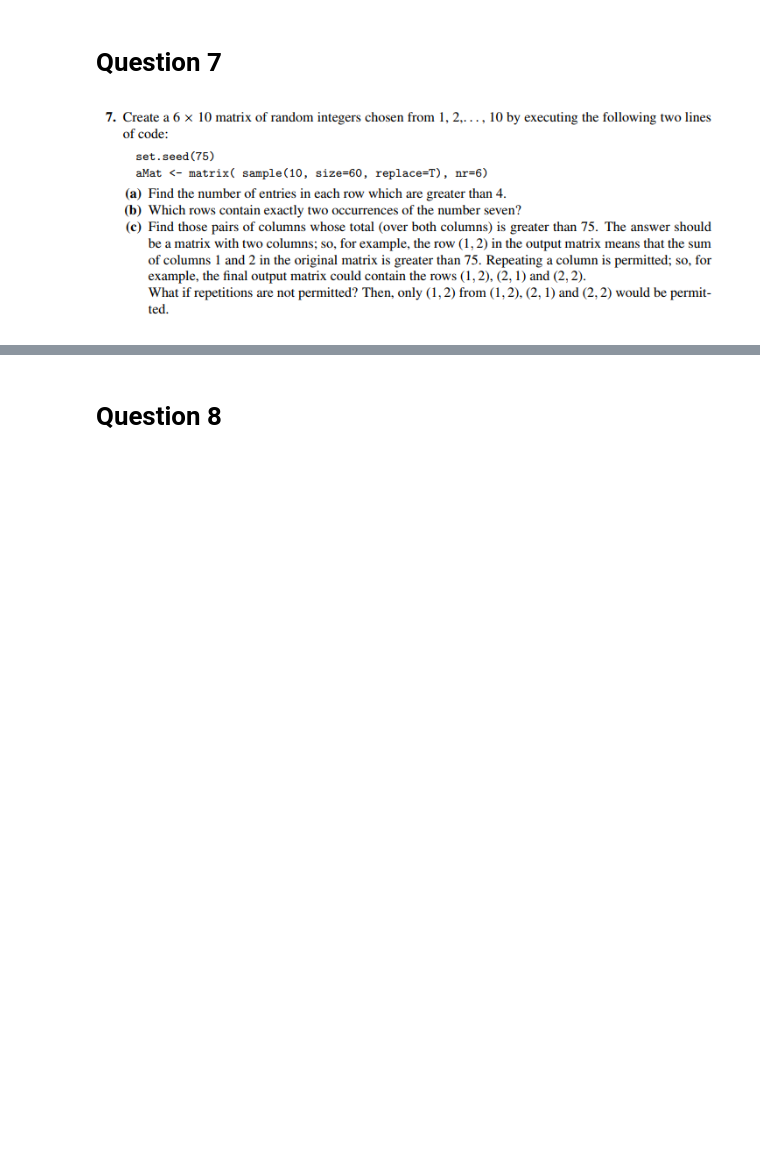
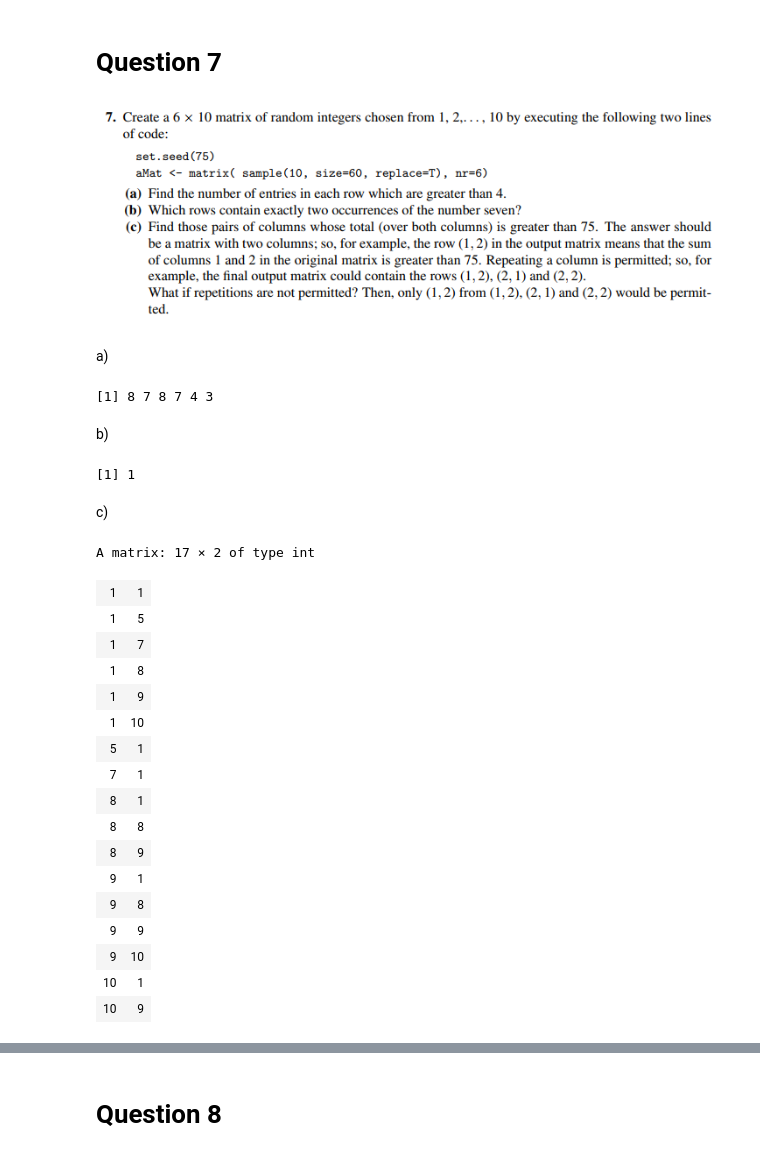
Before and after one commit to khanhtrinh2003/R-excercise, a Jupyter notebook: Ex2_Matrices.ipynb, the cells around one changed output, grey strips where cells are left out. Cells and saved outputs as stored; diff of their text form; code cells hidden in the pictures; blank space fills up the shorter version.

```diff
--- a/Ex2_Matrices.ipynb
+++ b/Ex2_Matrices.ipynb
@@ -28,0 +129,36 @@
+# %% [markdown]
+a)
+# %%
+apply(aMat, 1, function(x){sum(x>4)})
+# %% [output]
+[1] 8 7 8 7 4 3
+# %% [markdown]
+b)
+# %%
+which( apply(aMat,1,function(x){sum(x==7)==2}) )
+# %% [output]
+[1] 1
+# %% [markdown]
+c)
+# %%
+aMatColSums <- colSums(aMat)
+cbind( rep(1:10,rep(10,10)), rep(1:10,10) ) [outer(aMatColSums,aMatColSums,"+")>75,]
+# %% [output]
+A matrix: 17 × 2 of type int
+| 1 | 1 |
+| 1 | 5 |
+| 1 | 7 |
+| 1 | 8 |
+| 1 | 9 |
+| 1 | 10 |
+| 5 | 1 |
+| 7 | 1 |
+| 8 | 1 |
+| 8 | 8 |
+| 8 | 9 |
+| 9 | 1 |
+| 9 | 8 |
+| 9 | 9 |
+| 9 | 10 |
+| 10 | 1 |
+| 10 | 9 |
```
Also changed, not shown: parts of 23 cells of this notebook.
